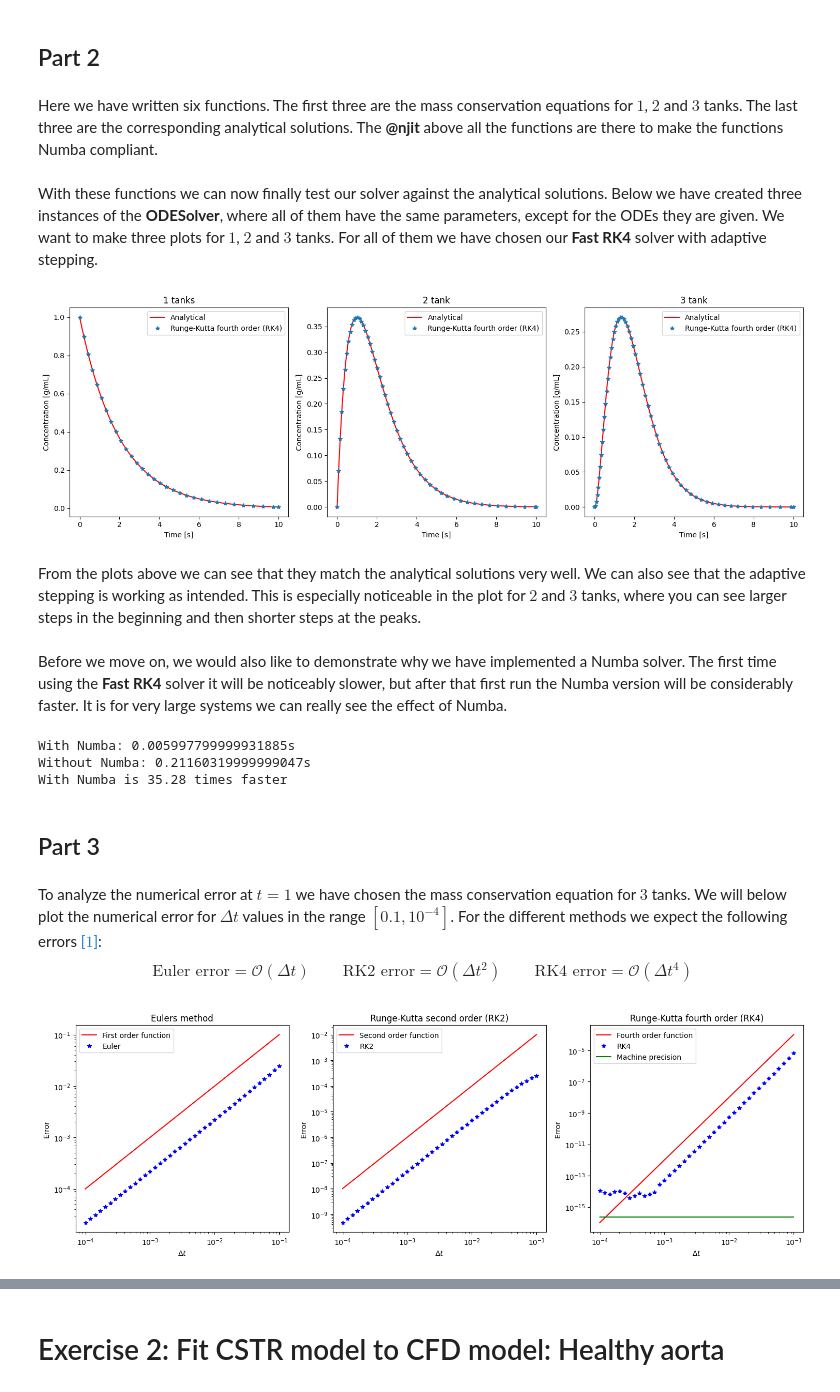
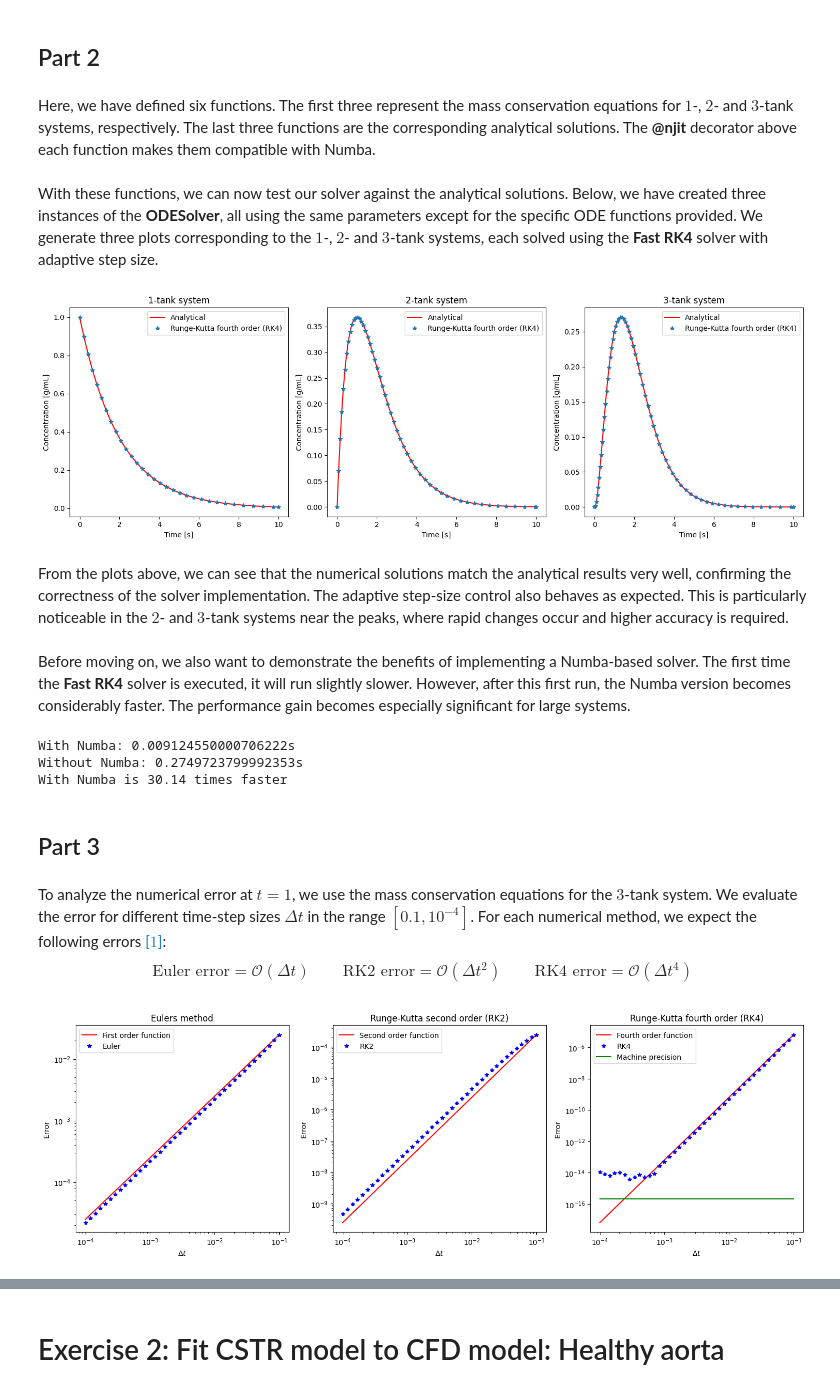
Before and after one commit to simengaasland/MOD510-Projects, a Jupyter notebook: Project 3/Project3_Report.ipynb, the cells around one changed output, grey strips where cells are left out. Cells and saved outputs as stored; diff of their text form; code cells hidden in the pictures.

```diff
--- a/Project 3/Project3_Report.ipynb
+++ b/Project 3/Project3_Report.ipynb
@@ -142,7 +205,7 @@ $$\textcolor{red}{\text{TO DO: Add more comments}}$$
 # %% [markdown]
 ## Part 2
 # %% [markdown]
-Here we have written six functions. The first three are the mass conservation equations for $1$, $2$ and $3$ tanks. The last three are the corresponding analytical solutions. The **@njit** above all the functions are there to make the functions Numba compliant.
+Here, we have defined six functions. The first three represent the mass conservation equations for $1$-, $2$- and $3$-tank systems, respectively. The last three functions are the corresponding analytical solutions. The **@njit** decorator above each function makes them compatible with Numba.
 # %%
 from numba import njit
 
@@ -189,11 +255,13 @@ def c_2(t, tau = 2):
     return 9* t**2 / (2 * tau**2) * np.exp(-3 * t / tau)
 # %% [markdown]
-With these functions we can now finally test our solver against the analytical solutions. Below we have created three instances of the **ODESolver**, where all of them have the same parameters, except for the ODEs they are given. We want to make three plots for $1$, $2$ and $3$ tanks. For all of them we have chosen our **Fast RK4** solver with adaptive stepping.
+With these functions, we can now test our solver against the analytical solutions. Below, we have created three instances of the **ODESolver**, all using the same parameters except for the specific ODE functions provided. We generate three plots corresponding to the $1$-, $2$- and $3$-tank systems, each solved using the **Fast RK4** solver with adaptive step size.
 # %%
 import matplotlib.pyplot as plt
 
-#Setting fixed values
+#Time for analytical solution
 ta = np.linspace(0, 10, 1000)
+
+#Differential equations and analytical solutions
 diff_eqns = [cd_0, cd_1, cd_2]
 ana_sols = [c_0, c_1, c_2]
 
@@ -205,106 +273,125 @@ for i, diff_eqn in enumerate(diff_eqns):
     r0 = np.zeros(i + 1)
     r0[0] = 1
 
-    #Solve diff equation
+    #Solve diff equations using Fast RK4
     ode_solver = ODESolver(diff_eqn, 0, 10, 1e-2, r0, 'fast_rk4', 1e-7)
     times, consentrations= ode_solver.solve()
 
-    #Plotting
+    #Plotting analytical numerical results
     plt.subplot(1, 3, i + 1)
     plt.plot(ta, ana_sols[i](ta), '-',color = 'red', label = "Analytical")
     plt.plot(times, consentrations[:, -1], '*',label = "Runge-Kutta fourth order (RK4)")
     plt.xlabel('Time [s]')
     plt.ylabel('Concentration [g/mL]')
+    plt.title(f'{i + 1}-tank system')
     plt.legend()
-
-    #Make sure grammar is correct
-    if (i + 1) > 1:
-        plt.title(f'{i + 1} tank')
-    else:
-        plt.title(f'{i + 1} tanks')
 
 plt.tight_layout()
 plt.show()
 # %% [output]
-[figure, old version]
+[figure, new version]
 # %% [markdown]
-From the plots above we can see that they match the analytical solutions very well. We can also see that the adaptive stepping is working as intended. This is especially noticeable in the plot for $2$ and $3$ tanks, where you can see larger steps in the beginning and then shorter steps at the peaks.
+From the plots above, we can see that the numerical solutions match the analytical results very well, confirming the correctness of the solver implementation. The adaptive step-size control also behaves as expected. This is particularly noticeable in the $2$- and $3$-tank systems near the peaks, where rapid changes occur and higher accuracy is required.
 # %% [markdown]
-
-Before we move on, we would also like to demonstrate why we have implemented a Numba solver. The first time using the **Fast RK4** solver it will be noticeably slower, but after that first run the Numba version will be considerably faster. It is for very large systems we can really see the effect of Numba.
+Before moving on, we also want to demonstrate the benefits of implementing a Numba-based solver. The first time the **Fast RK4** solver is executed, it will run slightly slower. However, after this first run, the Numba version becomes considerably faster. The performance gain becomes especially significant for large systems.
 # %%
 import timeit
 
+#Number of tests
 number = 10
-cake = ODESolver(cd_2, 0, 10, 1e-3, [1, 0, 0], 'fast_rk4', adaptive = False)
-cake2 = ODESolver(cd_2, 0, 10, 1e-3, [1, 0, 0], 'rk4', adaptive = False)
 
-t = timeit.timeit(lambda: cake.solve(), number = number) / number
-t2 = timeit.timeit(lambda: cake2.solve(), number = number) / number
+#Creating instances of ODESolver, one with fast and one with normal RK4
+instance_fast = ODESolver(cd_2, 0, 10, 1e-3, [1, 0, 0], 'fast_rk4', adaptive = False)
+instance_normal = ODESolver(cd_2, 0, 10, 1e-3, [1, 0, 0], 'rk4', adaptive = False)
 
+#Time it and calculate average on each run
+t = timeit.timeit(lambda: instance_fast.solve(), number = number) / number
+t2 = timeit.timeit(lambda: instance_normal.solve(), number = number) / number
+
+#Print result
 print(f"With Numba: {t}s")
 print(f"Without Numba: {t2}s")
 print(f"With Numba is {t2/t:.2f} times faster")
 # %% [output]
-With Numba: 0.005997799999931885s
-Without Numba: 0.21160319999999047s
-With Numba is 35.28 times faster
+With Numba: 0.009124550000706222s
+Without Numba: 0.2749723799992353s
+With Numba is 30.14 times faster
 # %% [markdown]
 ## Part 3
 # %% [markdown]
-To analyze the numerical error at $t = 1$ we have chosen the mass conservation equation for $3$ tanks. We will below plot the numerical error for $\Delta t$ values in the range $\left[0.1, 10^{-4} \right]$. For the different methods we expect the following errors [\[$1$\]](#bib):
+To analyze the numerical error at $t = 1$, we use the mass conservation equations for the $3$-tank system. We evaluate the error for different time-step sizes $\Delta t$ in the range $\left[0.1, 10^{-4} \right]$. For each numerical method, we expect the following errors [\[$1$\]](#bib):
 $$\text{Euler error} = \mathcal{O}\left( \Delta t\right) \quad \quad \text{RK2 error} = \mathcal{O}\left( \Delta t^2\right) \quad \quad \text{RK4 error} = \mathcal{O}\left( \Delta t^4\right)$$
 # %%
 import sys
 
+#Time step sizes
 dts = np.logspace(-1, -4, 40)
+
+#Error lists
 euler_error = []
 rk2_error = []
 rk4_error =[]
+
+#Initial condition
 r0 = np.array([1, 0, 0])
+
+#Machine precision reference line
 machine_precision = np.ones(len(dts)) * sys.float_info.epsilon
 
 for _, dt in enumerate(dts):
+    #Creating instences
     ode_solver_euler = ODESolver(f = cd_2, t0 = 0, tf = 1, h = dt, r0 = r0, method = 'euler', adaptive = False)
     ode_solver_rk2 = ODESolver(f = cd_2, t0 = 0, tf = 1, h = dt, r0 = r0, method = 'rk2', adaptive = False)
     ode_solver_rk4 = ODESolver(f = cd_2, t0 = 0, tf = 1, h = dt, r0 = r0, method = 'fast_rk4', adaptive = False)
 
+    #Solving numerically
     t_euler, c_euler = ode_solver_euler.solve()
     t_rk2, c_rk2 = ode_solver_rk2.solve()
     t_rk4, c_rk4 = ode_solver_rk4.solve()
 
+    #Calculate errors
     euler_error.append(np.abs(c_2(t_euler[-1]) - c_euler[-1, -1]))
     rk2_error.append(np.abs(c_2(t_rk2[-1]) - c_rk2[-1, -1]))
     rk4_error.append(np.abs(c_2(t_rk4[-1]) - c_rk4[-1, -1]))
 
+#Scaling reference functions
+dt_hat = dts / dts[0]
+ref_euler = euler_error[0] * dt_hat
+ref_rk2 = rk2_error[0] * dt_hat**2
+ref_rk4 = rk4_error[0] * dt_hat**4
+
+#Plotting
 plt.figure(figsize=(15, 5))
 
+#Eulers method
 plt.subplot(1, 3, 1)
-plt.loglog(dts, dts, color = 'red', label = 'First order function')
+plt.loglog(dts, ref_euler, color = 'red', label = 'First order function')
 plt.loglog(dts, euler_error, '*', color = 'blue', label = 'Euler')
 plt.ylabel('Error')
 plt.xlabel(r'$\Delta t$')
 plt.title('Eulers method')
 plt.legend()
 
+#Runge-Kutta second order
 plt.subplot(1, 3, 2)
-plt.loglog(dts, dts**2, color = 'red', label = 'Second order function')
+plt.loglog(dts, ref_rk2, color = 'red', label = 'Second order function')
 plt.loglog(dts, rk2_error, '*', color = 'blue', label = 'RK2')
 plt.ylabel('Error')
 plt.xlabel(r'$\Delta t$')
 plt.title('Runge-Kutta second order (RK2)')
 plt.legend()
 
+#Runge-Kutta fourth order
 plt.subplot(1, 3, 3)
-plt.loglog(dts, dts**4, color = 'red', label = 'Fourth order function' )
+plt.loglog(dts, ref_rk4, color = 'red', label = 'Fourth order function' )
 plt.loglog(dts, rk4_error, '*', color = 'blue', label = 'RK4')
 plt.loglog(dts, machine_precision, '-', color = 'green', label = 'Machine precision')
 plt.ylabel('Error')
 plt.xlabel(r'$\Delta t$')
 plt.title('Runge-Kutta fourth order (RK4)')
 plt.legend()
 
 plt.tight_layout()
 plt.show()
 # %% [output]
-[figure, old version]
+[figure, new version]
```
Also changed, not shown: parts of 8 cells of this notebook.
